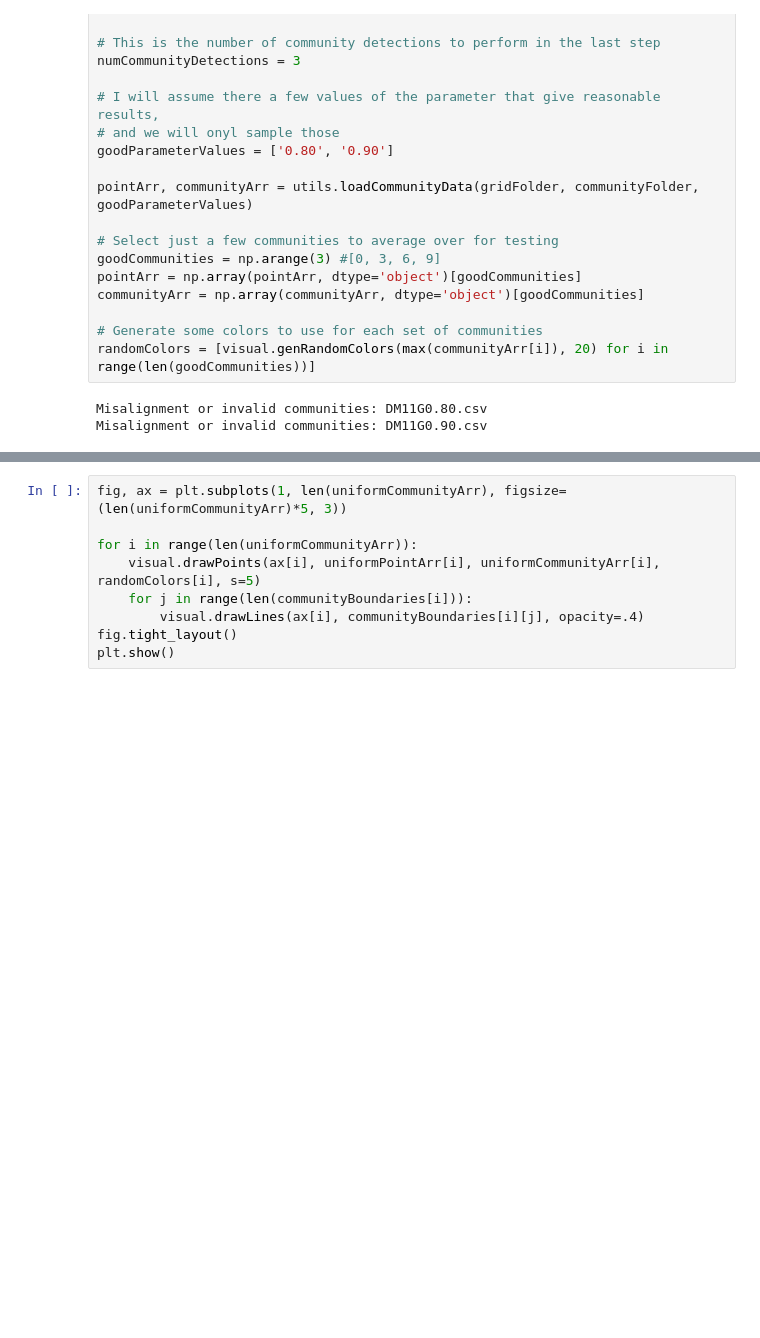
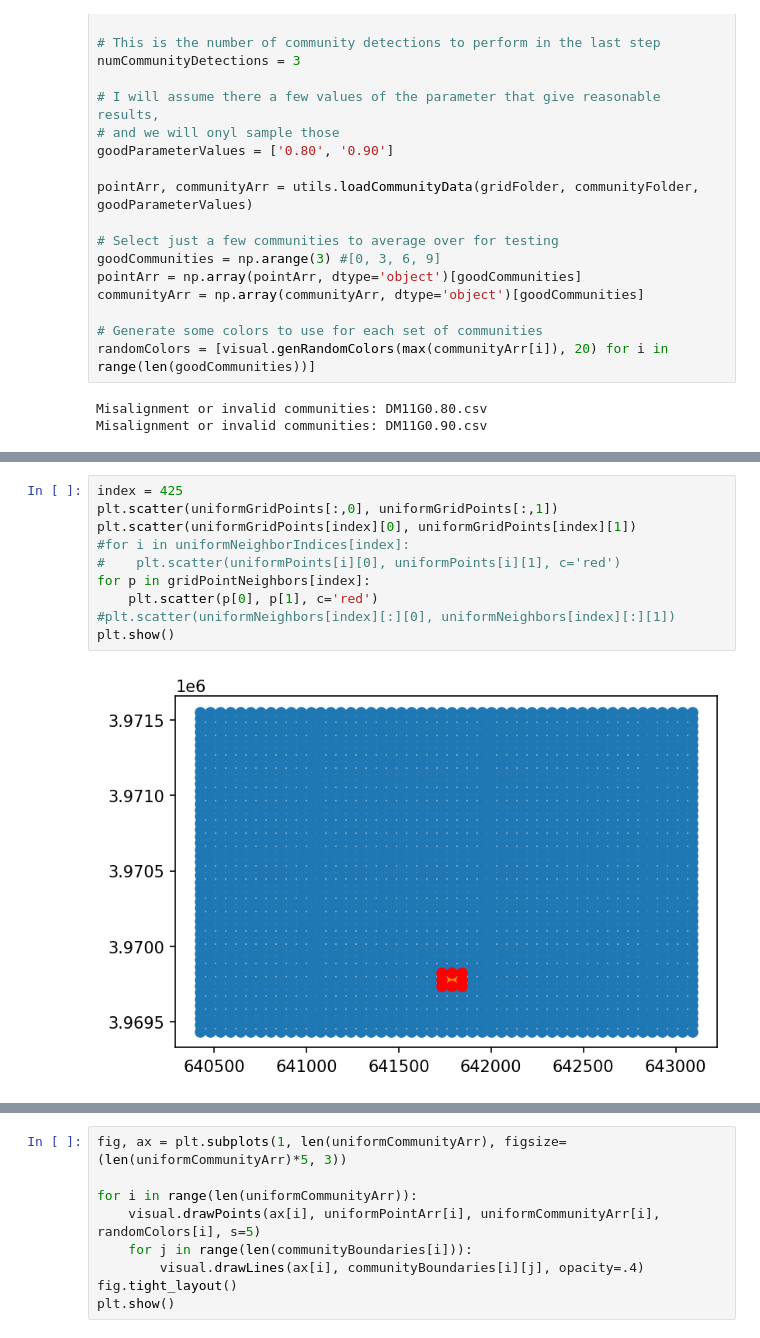
Before and after one commit to Jfeatherstone/CommunityDetectionVis, a Jupyter notebook: ConsensusPipelineTest.ipynb, the cells around one changed output, grey strips where cells are left out. Cells and saved outputs as stored; diff of their text form; blank space fills up the shorter version.

```diff
--- a/ConsensusPipelineTest.ipynb
+++ b/ConsensusPipelineTest.ipynb
@@ -76,0 +94,12 @@ uniformGridPoints = uniformGridPoints.reshape([gridPoints*gridPoints, 2])
+# %%
+index = 425
+plt.scatter(uniformGridPoints[:,0], uniformGridPoints[:,1])
+plt.scatter(uniformGridPoints[index][0], uniformGridPoints[index][1])
+#for i in uniformNeighborIndices[index]:
+#    plt.scatter(uniformPoints[i][0], uniformPoints[i][1], c='red')
+for p in gridPointNeighbors[index]:
+    plt.scatter(p[0], p[1], c='red')
+#plt.scatter(uniformNeighbors[index][:][0], uniformNeighbors[index][:][1])
+plt.show()
+# %% [output]
+[figure, added]
```
Also changed, not shown: parts of 10 cells of this notebook, 32 other files.
